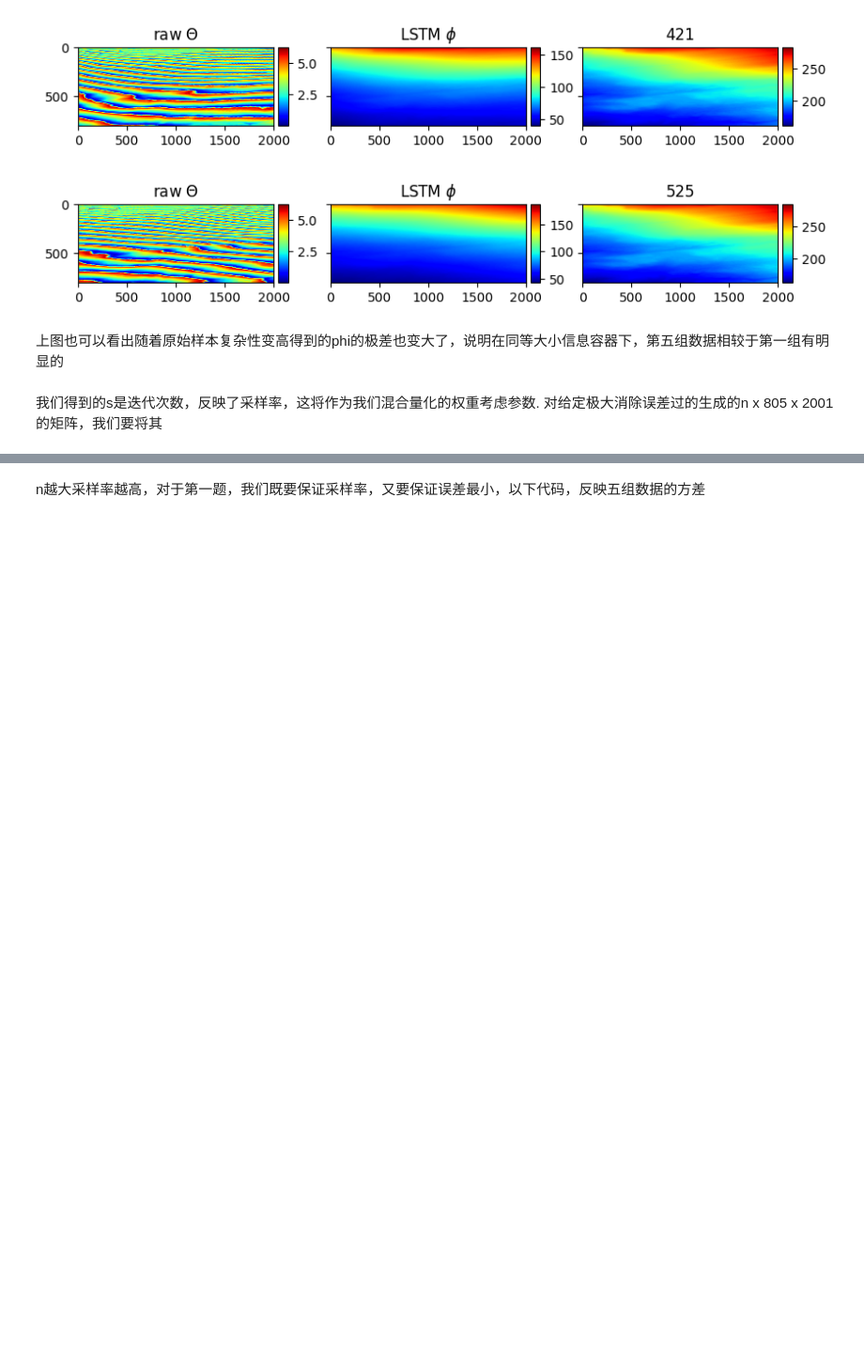
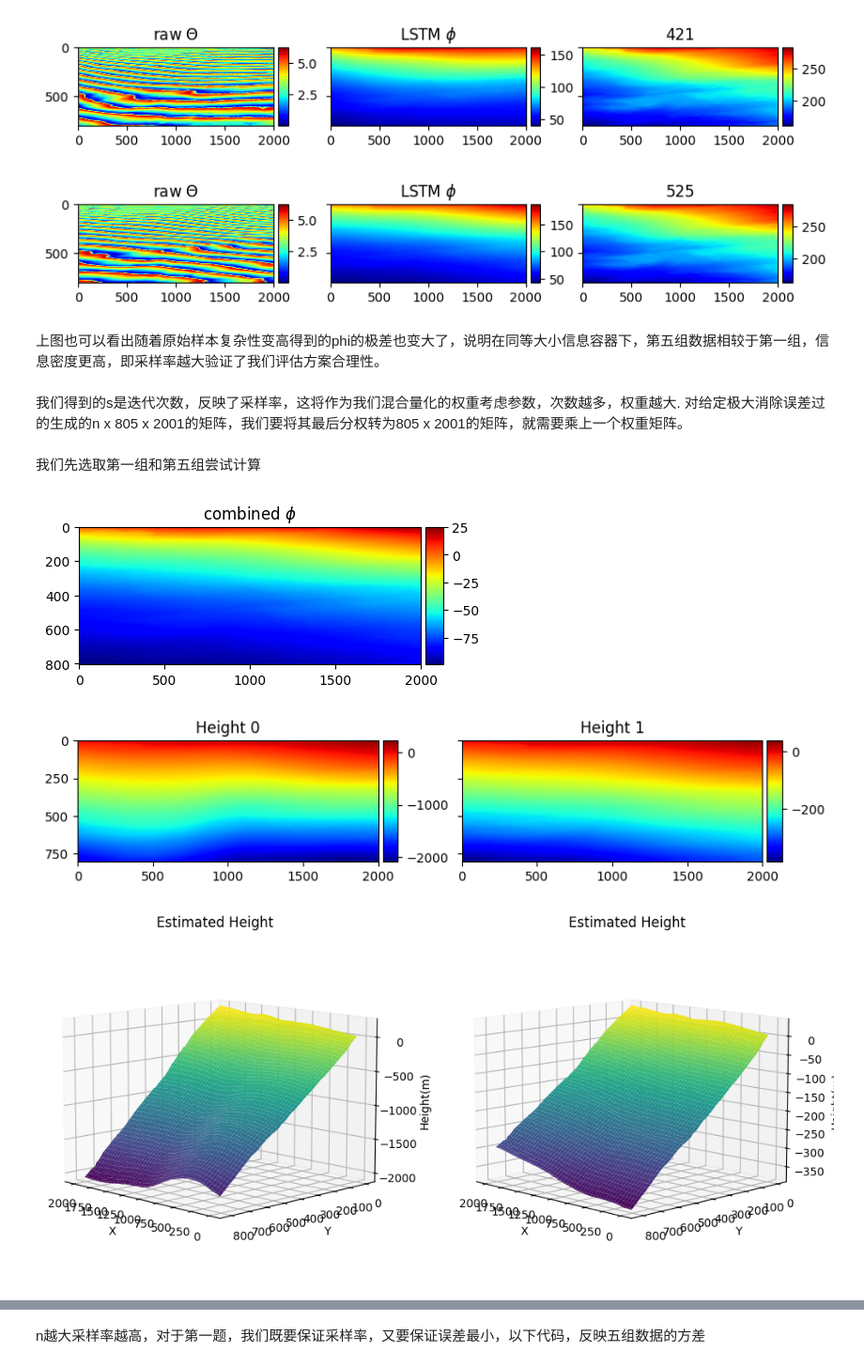
Before and after one commit to BlingCc233/project_A, a Jupyter notebook: nostack.ipynb, the cells around one changed output, grey strips where cells are left out. Shown at 94% size. Saved outputs shown, nothing was run; the diff lists cells and outputs as text; code cells hidden in the pictures; blank space fills up the shorter version.

```diff
--- a/nostack.ipynb
+++ b/nostack.ipynb
@@ -571,7 +569,59 @@ for i in range(5):
 [figure]
 [figure]
 # %% [markdown]
-上图也可以看出随着原始样本复杂性变高得到的phi的极差也变大了，说明在同等大小信息容器下，第五组数据相较于第一组有明显的
+上图也可以看出随着原始样本复杂性变高得到的phi的极差也变大了，说明在同等大小信息容器下，第五组数据相较于第一组，信息密度更高，即采样率越大验证了我们评估方案合理性。
 # %% [markdown]
-我们得到的s是迭代次数，反映了采样率，这将作为我们混合量化的权重考虑参数.
-对给定极大消除误差过的生成的n x 805 x 2001的矩阵，我们要将其
+我们得到的s是迭代次数，反映了采样率，这将作为我们混合量化的权重考虑参数，次数越多，权重越大.
+对给定极大消除误差过的生成的n x 805 x 2001的矩阵，我们要将其最后分权转为805 x 2001的矩阵，就需要乘上一个权重矩阵。
+# %% [markdown]
+我们先选取第一组和第五组尝试计算
+# %%
+combine_1_5 = np.zeros((2, num_rows, num_cols))
+combine_1_5[0] = Y_pred[0]
+combine_1_5[1] = Y_pred[4]
+
+combine_1_5 = unwrap_3D_phase(combine_1_5)
+combine = np.zeros((num_rows, num_cols))
+for i in range(num_rows):
+    for j in range(num_cols):
+        combine[i][j] = combine_1_5[0][i][j] * s[0] / (s[0] + s[4]) + combine_1_5[1][i][j] * s[4] / (s[0] + s[4])
+
+plot(combine, titles="combined $\phi$")
+
+plot((-1 * combine / df_k[0]), (-1 * combine / df_k[4]), titles=["Height 0", "Height 1"])
+
+H = -1 * combine / df_k[0]
+
+N, M = H.shape
+x = np.linspace(1, M, M)
+y = np.linspace(1, N, N)
+x, y = np.meshgrid(x, y)
+fig = plt.figure(figsize=(12, 6))  # Set the figure size to be wide enough for two subplots
+ax1 = fig.add_subplot(121, projection='3d')  # Change this to 121 for a 1x2 grid (first subplot)
+ax1.plot_surface(x, y, H, cmap='viridis')
+ax1.set_title('Estimated Height')
+ax1.set_xlabel('X')
+ax1.set_ylabel('Y')
+ax1.set_zlabel('Height(m)')
+ax1.view_init(elev=10, azim=135)
+
+# Second plot
+H = -1 * combine / df_k[4]
+
+N, M = H.shape
+x = np.linspace(1, M, M)
+y = np.linspace(1, N, N)
+x, y = np.meshgrid(x, y)
+ax2 = fig.add_subplot(122, projection='3d')  # Change this to 122 for a 1x2 grid (second subplot)
+ax2.plot_surface(x, y, H, cmap='viridis')
+ax2.set_title('Estimated Height')
+ax2.set_xlabel('X')
+ax2.set_ylabel('Y')
+ax2.set_zlabel('Height(m)')
+ax2.view_init(elev=10, azim=135)
+
+plt.show()
+# %% [output]
+[figure, added]
+[figure, added]
+[figure, added]
```
Also changed, not shown: parts of 4 cells of this notebook.
